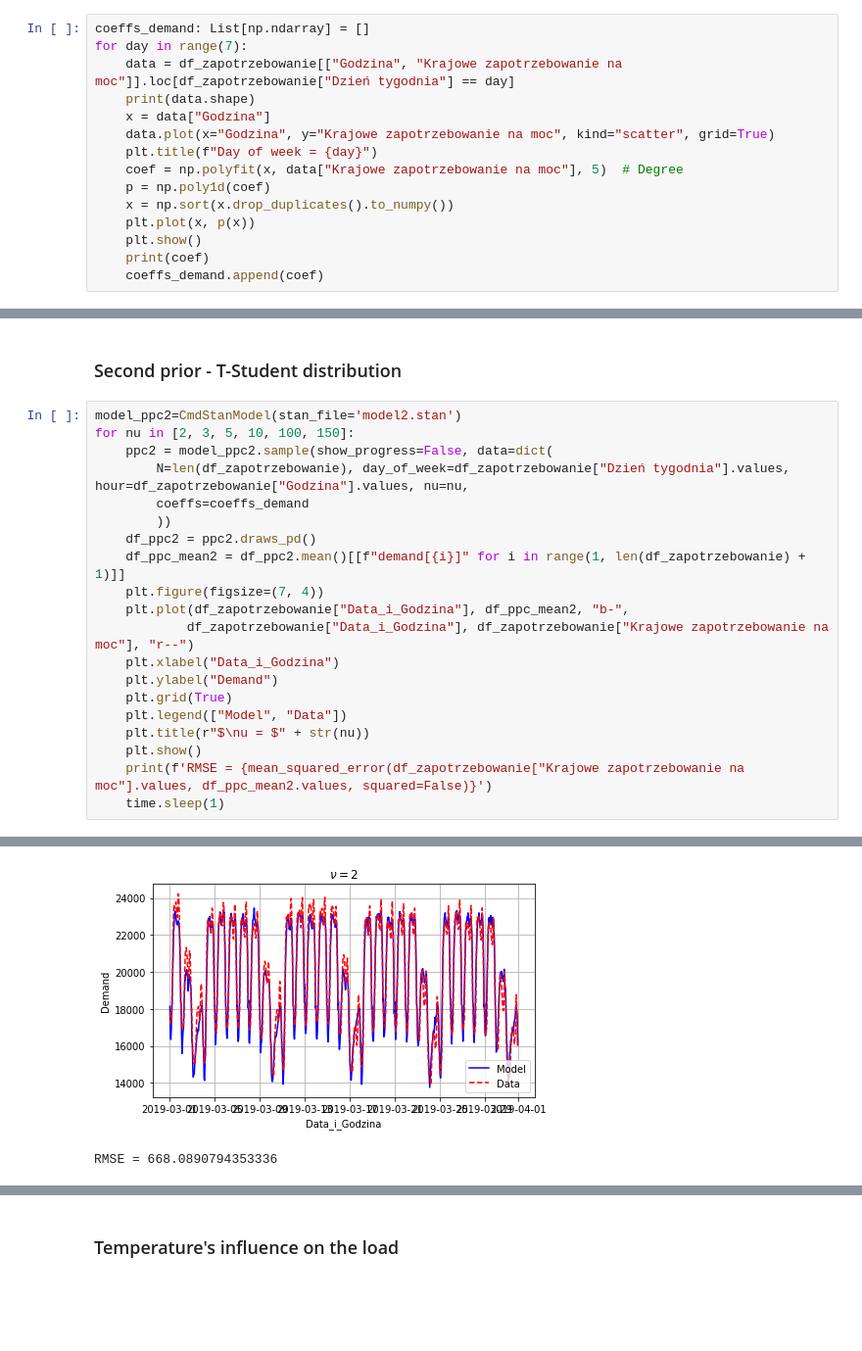
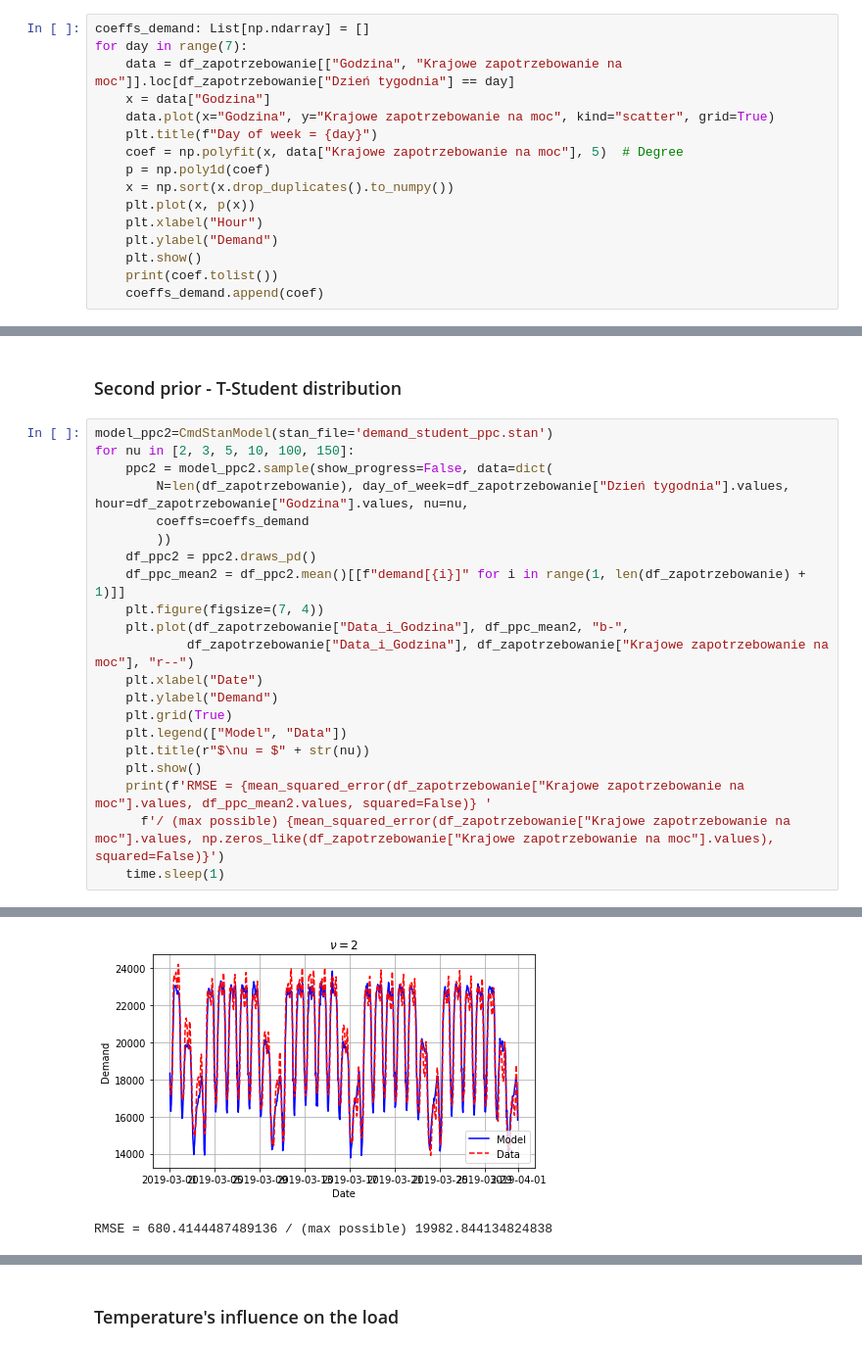
Before and after one commit to pilarskimarcin/ProjektDataAnalytics, a Jupyter notebook: Model_1_Fitting_to_data/model.ipynb, the cells around one changed output, grey strips where cells are left out. Shown at 98% size. Cells and saved outputs as stored; diff of their text form; blank space fills up the shorter version.

```diff
--- a/Model_1_Fitting_to_data/model.ipynb
+++ b/Model_1_Fitting_to_data/model.ipynb
@@ -74,7 +74,6 @@ df_naslonecznienie_marzec2020.reset_index(inplace=True)
 coeffs_demand: List[np.ndarray] = []
 for day in range(7):
     data = df_zapotrzebowanie[["Godzina", "Krajowe zapotrzebowanie na moc"]].loc[df_zapotrzebowanie["Dzień tygodnia"] == day]
-    print(data.shape)
     x = data["Godzina"]
     data.plot(x="Godzina", y="Krajowe zapotrzebowanie na moc", kind="scatter", grid=True)
     plt.title(f"Day of week = {day}")
@@ -82,7 +81,9 @@ for day in range(7):
     p = np.poly1d(coef)
     x = np.sort(x.drop_duplicates().to_numpy())
     plt.plot(x, p(x))
+    plt.xlabel("Hour")
+    plt.ylabel("Demand")
     plt.show()
-    print(coef)
+    print(coef.tolist())
     coeffs_demand.append(coef)
 # %% [output]
@@ -144,7 +137,7 @@ RMSE = 653.8428729968248
 # %% [markdown]
 ### Second prior - T-Student distribution
 # %%
-model_ppc2=CmdStanModel(stan_file='model2.stan')
+model_ppc2=CmdStanModel(stan_file='demand_student_ppc.stan')
 for nu in [2, 3, 5, 10, 100, 150]:
     ppc2 = model_ppc2.sample(show_progress=False, data=dict(
         N=len(df_zapotrzebowanie), day_of_week=df_zapotrzebowanie["Dzień tygodnia"].values, hour=df_zapotrzebowanie["Godzina"].values, nu=nu,
@@ -155,13 +148,14 @@ for nu in [2, 3, 5, 10, 100, 150]:
     plt.figure(figsize=(7, 4))
     plt.plot(df_zapotrzebowanie["Data_i_Godzina"], df_ppc_mean2, "b-",
             df_zapotrzebowanie["Data_i_Godzina"], df_zapotrzebowanie["Krajowe zapotrzebowanie na moc"], "r--")
-    plt.xlabel("Data_i_Godzina")
+    plt.xlabel("Date")
     plt.ylabel("Demand")
     plt.grid(True)
     plt.legend(["Model", "Data"])
     plt.title(r"$\nu = $" + str(nu))
     plt.show()
-    print(f'RMSE = {mean_squared_error(df_zapotrzebowanie["Krajowe zapotrzebowanie na moc"].values, df_ppc_mean2.values, squared=False)}')
+    print(f'RMSE = {mean_squared_error(df_zapotrzebowanie["Krajowe zapotrzebowanie na moc"].values, df_ppc_mean2.values, squared=False)} '
+      f'/ (max possible) {mean_squared_error(df_zapotrzebowanie["Krajowe zapotrzebowanie na moc"].values, np.zeros_like(df_zapotrzebowanie["Krajowe zapotrzebowanie na moc"].values), squared=False)}')
     time.sleep(1)
 # %% [output]
 INFO:cmdstanpy:found newer exe file, not recompiling
@@ -177,5 +171,5 @@ INFO:cmdstanpy:Chain [3] done processing
-[figure, old version]
+[figure, new version]
-RMSE = 668.0890794353336
+RMSE = 680.4144487489136 / (max possible) 19982.844134824838
 INFO:cmdstanpy:CmdStan start processing
 INFO:cmdstanpy:Chain [1] start processing
 INFO:cmdstanpy:Chain [2] start processing
```
Also changed, not shown: parts of 21 cells of this notebook, 22 other files.
